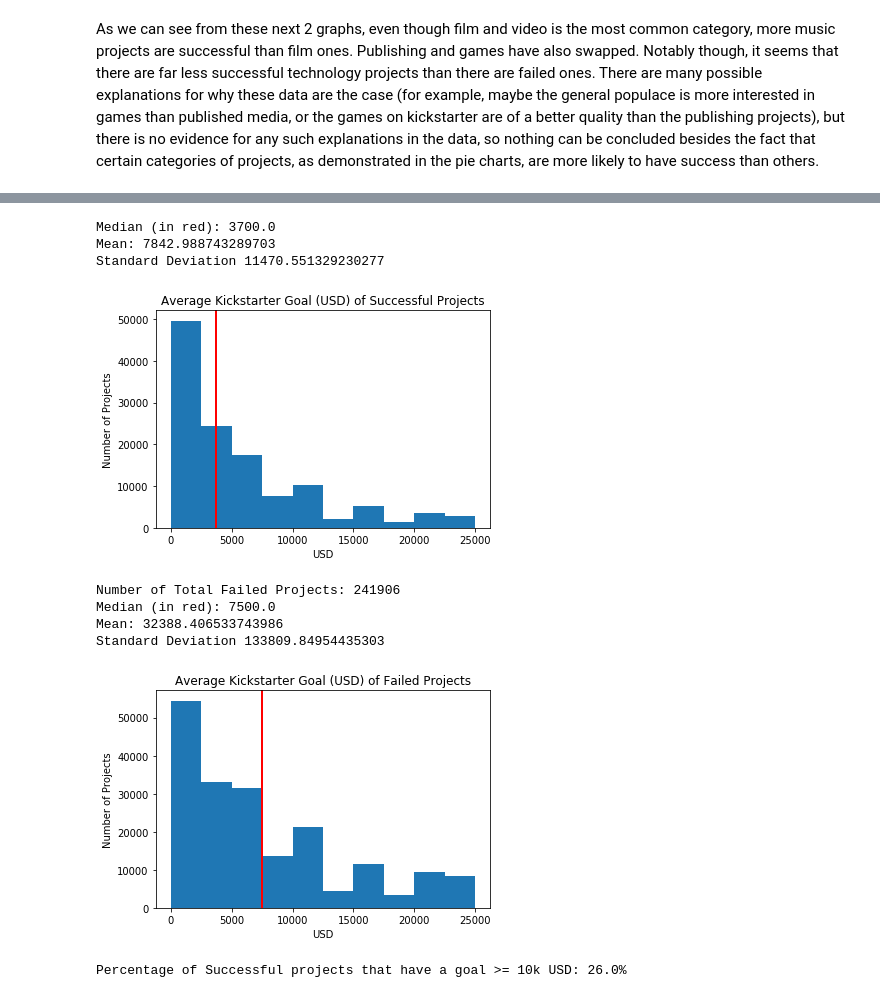
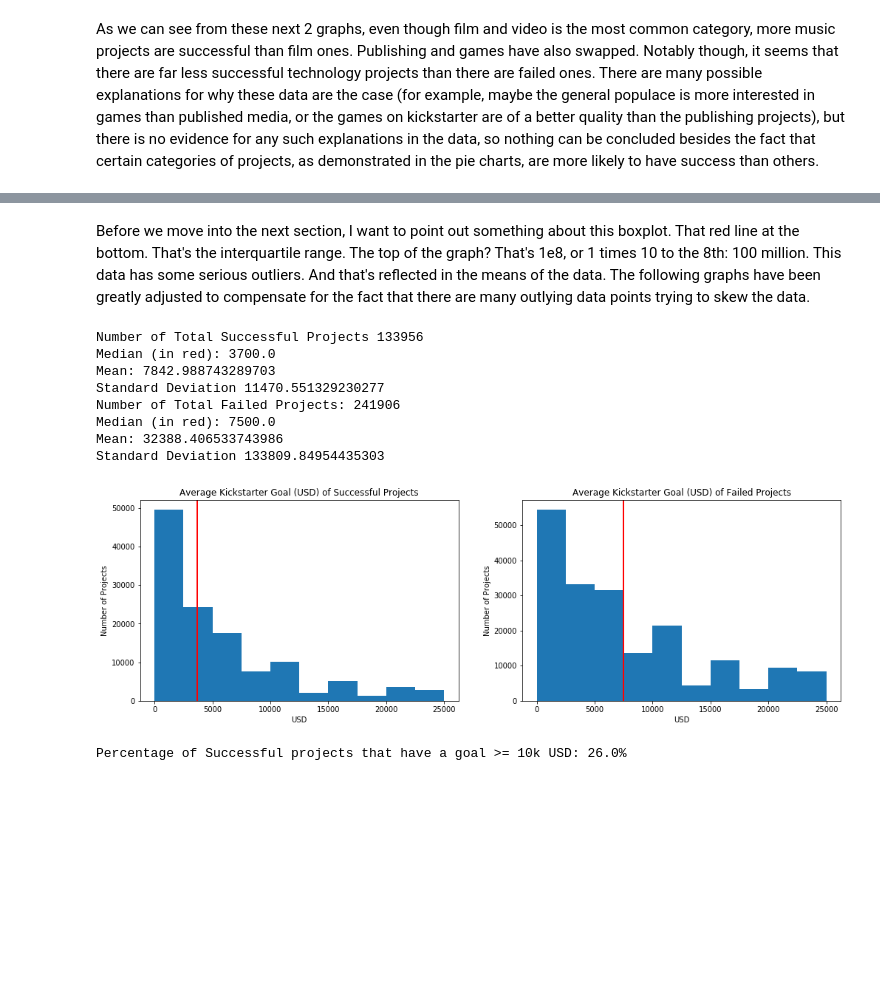
Before and after one commit to Halcyon001/Thinkful, a Jupyter notebook: prepcourse/capstone/capstone.ipynb, the cells around one changed output, grey strips where cells are left out. Drawn from its saved outputs; the diff is of its cells as text; code cells hidden in the pictures; blank space fills up the shorter version.

```diff
--- a/prepcourse/capstone/capstone.ipynb
+++ b/prepcourse/capstone/capstone.ipynb
@@ -139,3 +124,18 @@ print(ksdata.head())
+# %%
+#find how long each project lasted
+
+durations = []
+
+r = 0
+while r < len(ksdata.index):
+    #end date - start date
+    end = date(int(ksdata.endyear[r]), int(ksdata.endmonth[r]), int(ksdata.endday[r]))
+    start = date(int(ksdata.launchyear[r]), int(ksdata.launchmonth[r]), int(ksdata.launchday[r]))
+    duration = end - start
+    durations.append(duration.days)
+    r+=1
+
+ksdata['durations'] = durations
 # %% [markdown]
 Now that the dates are in a form that I can work with, let's start answering some of the questions we posed earlier. The first thing I want to know is what does a successful kickstarter project look like? To do that, we will compare our variables to the result, listed in the 'state' column, to attempt to identify any patterns.
 # %% [markdown]
@@ -218,45 +226,50 @@ As we can see from these next 2 graphs, even though film and video is the most c
+# %% [markdown]
+Before we move into the next section, I want to point out something about this boxplot. That red line at the bottom. That's the interquartile range. The top of the graph? That's 1e8, or 1 times 10 to the 8th: 100 million. This data has some serious outliers. And that's reflected in the means of the data. The following graphs have been greatly adjusted to compensate for the fact that there are many outlying data points trying to skew the data.
 # %%
-#generate average stats of successful projects
+#generate average stats of successful projects-
 #average goal of successful projects
 #first, remove outliers
 
 condensed_windata = windata[np.abs(windata.usd_goal_real - windata.usd_goal_real.mean()) <= (3*windata.usd_goal_real.std())]
 
+plt.figure(figsize=[17, 5])
+plt.subplot(1, 2, 1)
 plt.hist(condensed_windata.usd_goal_real, range=(0, 25000))
 plt.title('Average Kickstarter Goal (USD) of Successful Projects')
 plt.axvline(condensed_windata.usd_goal_real.median(), color='r', linewidth=2)
 plt.xlabel('USD')
 plt.ylabel('Number of Projects')
+print('Number of Total Successful Projects ' + str(len(windata.index)))
 print('Median (in red): ' + str(condensed_windata.usd_goal_real.median()))
 print('Mean: ' + str(condensed_windata.usd_goal_real.mean()))
 print('Standard Deviation ' + str(condensed_windata.usd_goal_real.std()))
+
+#generate average stats of failed projects-
+#average goal of failed projects
+#first, remove outliers
+
+condensed_lossdata = lossdata[np.abs(lossdata.usd_goal_real - lossdata.usd_goal_real.mean()) <= (3*lossdata.usd_goal_real.std())]
+
+plt.subplot(1, 2, 2)
+plt.hist(condensed_lossdata.usd_goal_real, range=(0,25000))
+plt.title('Average Kickstarter Goal (USD) of Failed Projects')
+plt.axvline(condensed_lossdata.usd_goal_real.median(), color='r', linewidth=2)
+plt.xlabel('USD')
+plt.ylabel('Number of Projects')
+print('Number of Total Failed Projects: ' + str(len(lossdata.index)))
+print('Median (in red): ' + str(condensed_lossdata.usd_goal_real.median()))
+print('Mean: ' + str(condensed_lossdata.usd_goal_real.mean()))
+print('Standard Deviation ' + str(condensed_lossdata.usd_goal_real.std()))
 # %% [output]
+Number of Total Successful Projects 133956
 Median (in red): 3700.0
 Mean: 7842.988743289703
 Standard Deviation 11470.551329230277
+Number of Total Failed Projects: 241906
+Median (in red): 7500.0
+Mean: 32388.406533743986
+Standard Deviation 133809.84954435303
-[figure, old version]
+[figure, new version]
-# %%
-#generate average stats of successful projects
-#average goal of failed projects
-#first, remove outliers
-
-condensed_lossdata = lossdata[np.abs(lossdata.usd_goal_real - lossdata.usd_goal_real.mean()) <= (3*lossdata.usd_goal_real.std())]
-
-plt.hist(condensed_lossdata.usd_goal_real, range=(0,25000))
-plt.title('Average Kickstarter Goal (USD) of Failed Projects')
-plt.axvline(condensed_lossdata.usd_goal_real.median(), color='r', linewidth=2)
-plt.xlabel('USD')
-plt.ylabel('Number of Projects')
-print('Number of Total Failed Projects: ' + str(len(lossdata.index)))
-print('Median (in red): ' + str(condensed_lossdata.usd_goal_real.median()))
-print('Mean: ' + str(condensed_lossdata.usd_goal_real.mean()))
-print('Standard Deviation ' + str(condensed_lossdata.usd_goal_real.std()))
-# %% [output]
-Number of Total Failed Projects: 241906
-Median (in red): 7500.0
-Mean: 32388.406533743986
-Standard Deviation 133809.84954435303
-[figure, removed]
 # %%
 wins10k = windata[windata.usd_goal_real >= 10000]
 print('Percentage of Successful projects that have a goal >= 10k USD: ' + str(100*round(len(wins10k.index)/len(windata.index), 2))+'%')
```
Also changed, not shown: parts of 18 cells of this notebook.
